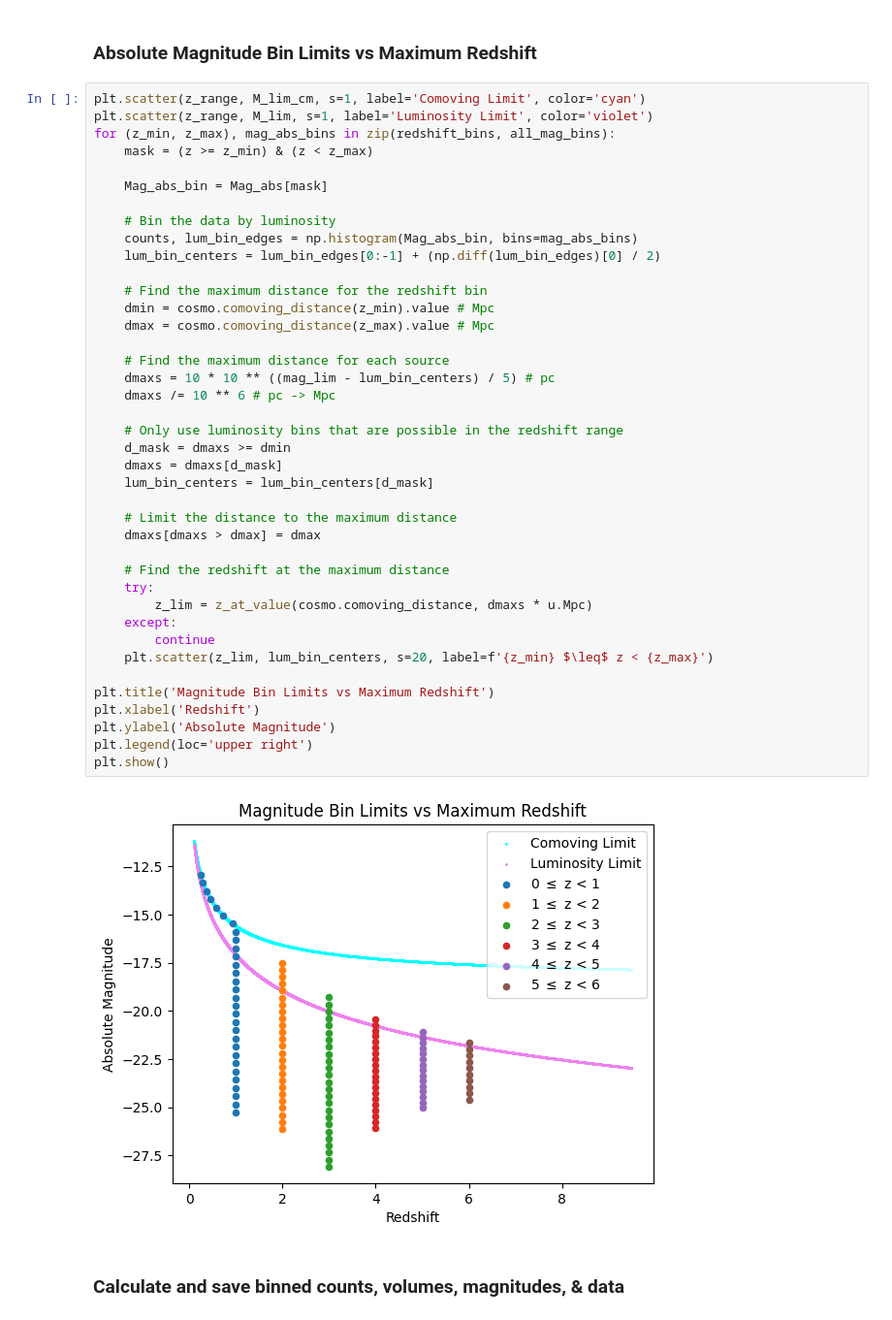
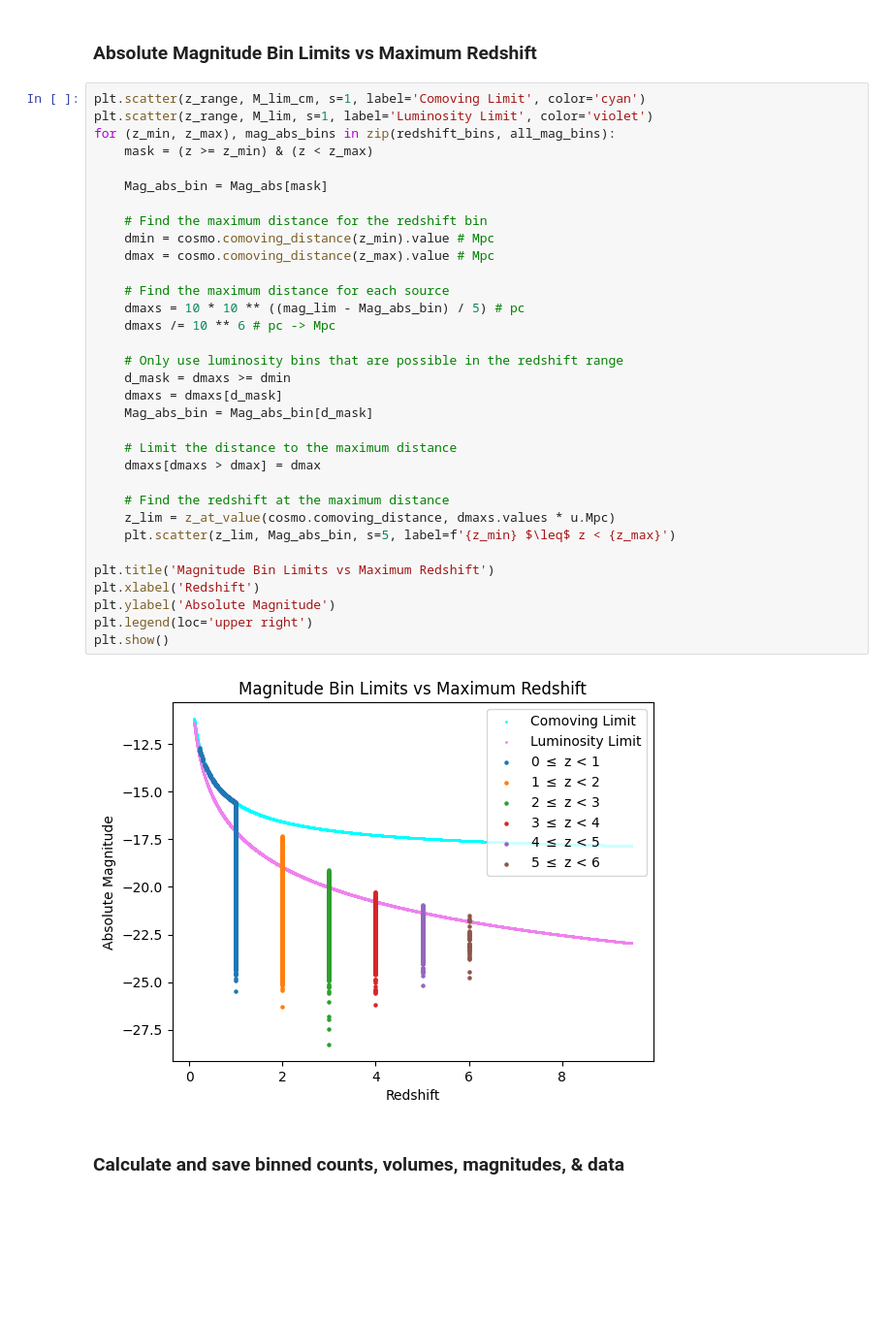
Before and after one commit to daniel-lyon/MPhil-Code, a Jupyter notebook: LUMFUNCS/vmax.ipynb, the cells around one changed output. Shown at 97% size. Saved outputs shown, nothing was run; the diff lists cells and outputs as text; blank space fills up the shorter version.

```diff
--- a/LUMFUNCS/vmax.ipynb
+++ b/LUMFUNCS/vmax.ipynb
@@ -133,45 +133,38 @@ def M_abs_lim(z):
 # %%
 plt.scatter(z_range, M_lim_cm, s=1, label='Comoving Limit', color='cyan')
 plt.scatter(z_range, M_lim, s=1, label='Luminosity Limit', color='violet')
 for (z_min, z_max), mag_abs_bins in zip(redshift_bins, all_mag_bins):
     mask = (z >= z_min) & (z < z_max)
 
     Mag_abs_bin = Mag_abs[mask]
 
-    # Bin the data by luminosity
-    counts, lum_bin_edges = np.histogram(Mag_abs_bin, bins=mag_abs_bins)
-    lum_bin_centers = lum_bin_edges[0:-1] + (np.diff(lum_bin_edges)[0] / 2)
-
     # Find the maximum distance for the redshift bin
     dmin = cosmo.comoving_distance(z_min).value # Mpc
     dmax = cosmo.comoving_distance(z_max).value # Mpc
 
     # Find the maximum distance for each source
-    dmaxs = 10 * 10 ** ((mag_lim - lum_bin_centers) / 5) # pc
+    dmaxs = 10 * 10 ** ((mag_lim - Mag_abs_bin) / 5) # pc
     dmaxs /= 10 ** 6 # pc -> Mpc
 
     # Only use luminosity bins that are possible in the redshift range
     d_mask = dmaxs >= dmin
     dmaxs = dmaxs[d_mask]
-    lum_bin_centers = lum_bin_centers[d_mask]
+    Mag_abs_bin = Mag_abs_bin[d_mask]
 
     # Limit the distance to the maximum distance
     dmaxs[dmaxs > dmax] = dmax
 
     # Find the redshift at the maximum distance
-    try:
-        z_lim = z_at_value(cosmo.comoving_distance, dmaxs * u.Mpc)
-    except:
-        continue
-    plt.scatter(z_lim, lum_bin_centers, s=20, label=f'{z_min} $\leq$ z < {z_max}')
+    z_lim = z_at_value(cosmo.comoving_distance, dmaxs.values * u.Mpc)
+    plt.scatter(z_lim, Mag_abs_bin, s=5, label=f'{z_min} $\leq$ z < {z_max}')
 
 plt.title('Magnitude Bin Limits vs Maximum Redshift')
 plt.xlabel('Redshift')
 plt.ylabel('Absolute Magnitude')
 plt.legend(loc='upper right')
 plt.show()
 # %% [output]
-[figure, old version]
+[figure, new version]
 # %% [markdown]
 ### Calculate and save binned counts, volumes, magnitudes, & data
 # %%
```
Also changed, not shown: parts of 6 cells of this notebook.
